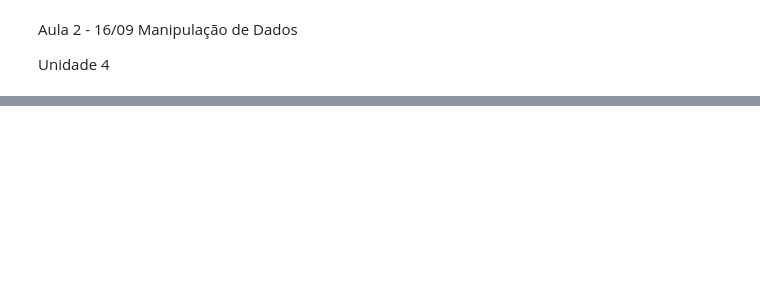
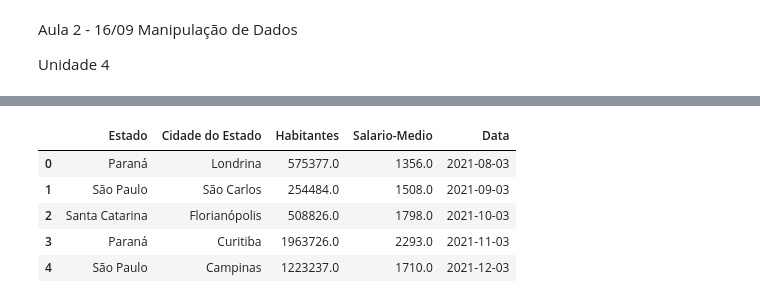
Before and after one commit to ianvogel-glitch/Datascience_mkt, a Jupyter notebook: Aula_DataScience_Mkt_Ian.ipynb, the cells around one changed output, grey strips where cells are left out. Saved outputs shown, nothing was run; the diff lists cells and outputs as text; code cells hidden in the pictures; blank space fills up the shorter version.

```diff
--- a/Aula_DataScience_Mkt_Ian.ipynb
+++ b/Aula_DataScience_Mkt_Ian.ipynb
@@ -62,0 +153,13 @@ df.head(2)
+# %%
+cidades['Data'] = ['3-8-2021', '3-9-2021', '3-10-2021', '3-11-2021', '3-12-2021']
+
+cidades['Data'] = pd.to_datetime(cidades['Data'], format='%d-%m-%Y') # Dia, Mês, Ano
+
+cidades
+# %% [output]
+|  | Estado | Cidade do Estado | Habitantes | Salario-Medio | Data |
+| 0 | Paraná | Londrina | 575377.0 | 1356.0 | 2021-08-03 |
+| 1 | São Paulo | São Carlos | 254484.0 | 1508.0 | 2021-09-03 |
+| 2 | Santa Catarina | Florianópolis | 508826.0 | 1798.0 | 2021-10-03 |
+| 3 | Paraná | Curitiba | 1963726.0 | 2293.0 | 2021-11-03 |
+| 4 | São Paulo | Campinas | 1223237.0 | 1710.0 | 2021-12-03 |
```
Also changed, not shown: parts of 42 cells of this notebook.
